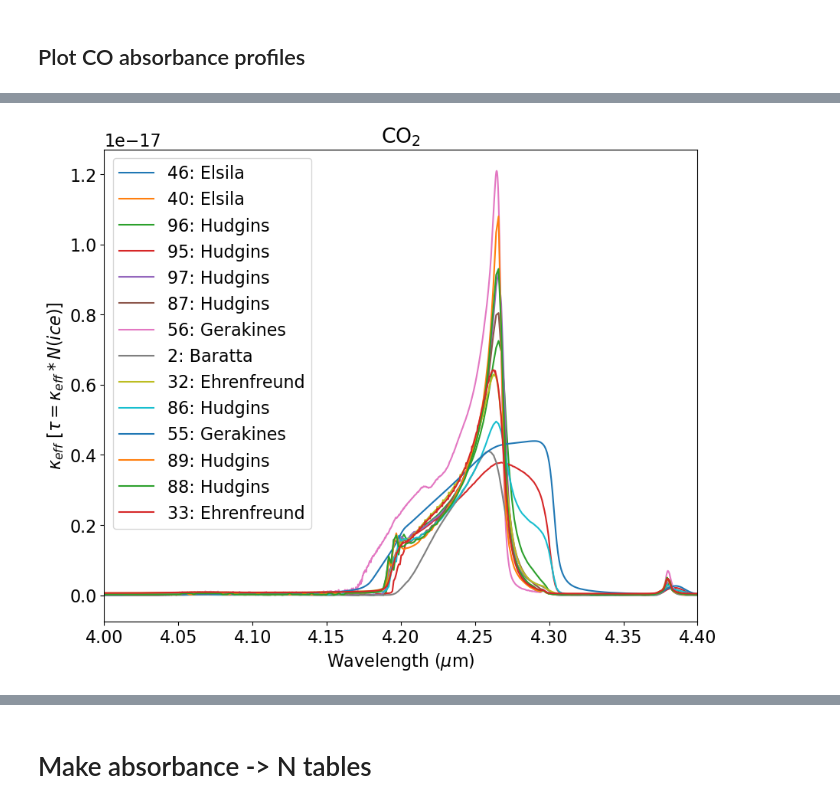
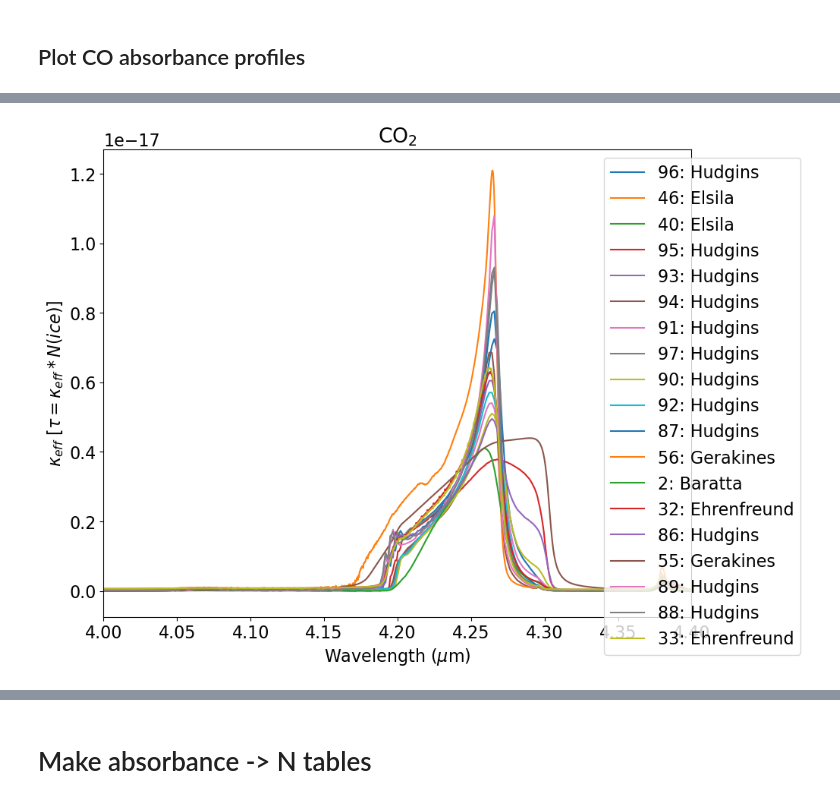
Before and after one commit to keflavich/brick-jwst-2221-notebooks, a Jupyter notebook: notebooks/CO_Absorbance.ipynb, the cells around one changed output, grey strips where cells are left out. Saved outputs shown, nothing was run; the diff lists cells and outputs as text; code cells hidden in the pictures.

```diff
--- a/notebooks/CO_Absorbance.ipynb
+++ b/notebooks/CO_Absorbance.ipynb
@@ -49,14 +79,22 @@ for fn in glob.glob(f"{optical_constants_cache_dir}/*_CO:*") + glob.glob(f"{opti
         basename = os.path.basename(os.path.splitext(fn)[0])
         spl = basename.split("_")
         idnum = int(spl[0])
-        cotbs[idnum] = tb
+        cotbs[('ocdb', idnum)] = tb
         #tb.meta['idnum'] = idnum
         #tb.meta['molecule'] = spl[1]
         #tb.meta['temperature'] = spl[-2]
         #tb.meta['author'] = spl[-1]
     except Exception as ex:
+        with open(fn, 'r') as fh:
+            if 'ocdb' in fh.read().lower():
+                print(fn, spl)
+                continue
+        tb = read_lida_file(fn)
+        cotbs[('lida', int(tb.meta['index']))] = tb
+    except Exception as ex:
         print(fn, spl)
         continue
+
 cotbs.keys()
 # %% [output]
 /red/adamginsburg/repos/icemodels/icemodels/data/105_CO:OCS (20:1)_30K_Hudgins.txt ['100', 'CO:CH4 (20:1)', '20K', 'Hudgins']
@@ -74,0 +105,4 @@ dict_keys([99, 41, 100, 98, 36, 101, 85, 35, 1, 63, 64, 34, 43, 269])
+# %%
+cotbs[('ocdb', 63)] = retrieve_gerakines_co(resolution='low')
+cotbs[('ocdb', 64)] = retrieve_gerakines_co(resolution='high')
+cotbs[('ocdb', 64)].meta
@@ -146,7 +211,10 @@ dict_keys([121, 265, 267, 116, 124, 138, 129, 133, 118, 115, 127, 135, 130, 128,
 # %%
 for mol, tbs in {'H2O': h2otbs, 'CO': cotbs, 'CO2': co2tbs}.items():
     for tb in tbs.values():
-        tb['k'] = tb['k₁']
+        if 'k₁' in tb.colnames:
+            tb['k'] = tb['k₁']
+        if 'k₁' not in tb.colnames:
+            tb['k₁'] = tb['k']
 # %% [raw]
 ii = 10
 from astropy.io import ascii
@@ -186,13 +278,13 @@ for key, tb in cotbs.items():
         # bad - temporary
         continue
     pl.plot(tb['Wavelength'],
-            ((tb['k₁'] * tb['Wavelength'].to(u.cm**-1, u.spectral()) * 4 * np.pi / (1*u.g/u.cm**3 / (28*u.Da)))).to(u.cm**2),
+            ((tb['k₁'].quantity * tb['Wavelength'].to(u.cm**-1, u.spectral()) * 4 * np.pi / (1*u.g/u.cm**3 / (28*u.Da)))).to(u.cm**2),
             label=f'{key}: {tb.meta["author"]}')
 pl.plot(palumbo['Wavelength'],
-        (palumbo['k']* palumbo['Wavelength'].to(u.cm**-1, u.spectral()) * 4 * np.pi / (1*u.g/u.cm**3 / (28*u.Da))).to(u.cm**2),
+        (palumbo['k'].quantity* palumbo['Wavelength'].to(u.cm**-1, u.spectral()) * 4 * np.pi / (1*u.g/u.cm**3 / (28*u.Da))).to(u.cm**2),
         linestyle='--',
         label='Palumbo')
-pl.legend(loc='best');
+pl.legend(loc='upper right', bbox_to_anchor=(1,1,0.5,0.2), fontsize=8);
 pl.xlim(4.00, 4.20);
 pl.ylim(0, 1e-19)
 pl.xlabel("Wavelength ($\\mu$m)")
@@ -203,18 +306,21 @@ pl.title("CO - at 4.1 microns, as a check");
 # %%
 for key, tb in co2tbs.items():
     if key in (64, 63):
         # bad - temporary
         continue
-    pl.plot(tb['Wavelength'],
-            ((tb['k₁'] * tb['Wavelength'].to(u.cm**-1, u.spectral()) * 4 * np.pi / (1*u.g/u.cm**3 / (44*u.Da)))).to(u.cm**2),
-            label=f'{key}: {tb.meta["author"]}')
-pl.legend(loc='best');
+    if 'k₁' in tb.colnames:
+        pl.plot(tb['Wavelength'],
+                ((tb['k₁'].quantity * tb['Wavelength'].to(u.cm**-1, u.spectral()) * 4 * np.pi / (1*u.g/u.cm**3 / (44*u.Da)))).to(u.cm**2),
+                label=f'{key}: {tb.meta["author"]}')
+    else:
+        print(f'{key} -> {tb.meta} failed - no k₁')
+pl.legend(loc='upper right', bbox_to_anchor=(1,1,0.2,0));
 pl.xlim(4.0, 4.40);
 pl.xlabel("Wavelength ($\\mu$m)")
 pl.ylabel("$\\kappa_{eff}$ [$\\tau = \\kappa_{eff} * N(ice)$]");
 pl.title("CO$_2$");
 # %% [output]
-[figure, old version]
+[figure, new version]
 # %%
 for key, tb in h2otbs.items():
     if key in (64, 63):
```
Also changed, not shown: parts of 38 cells of this notebook, 1 other file.
